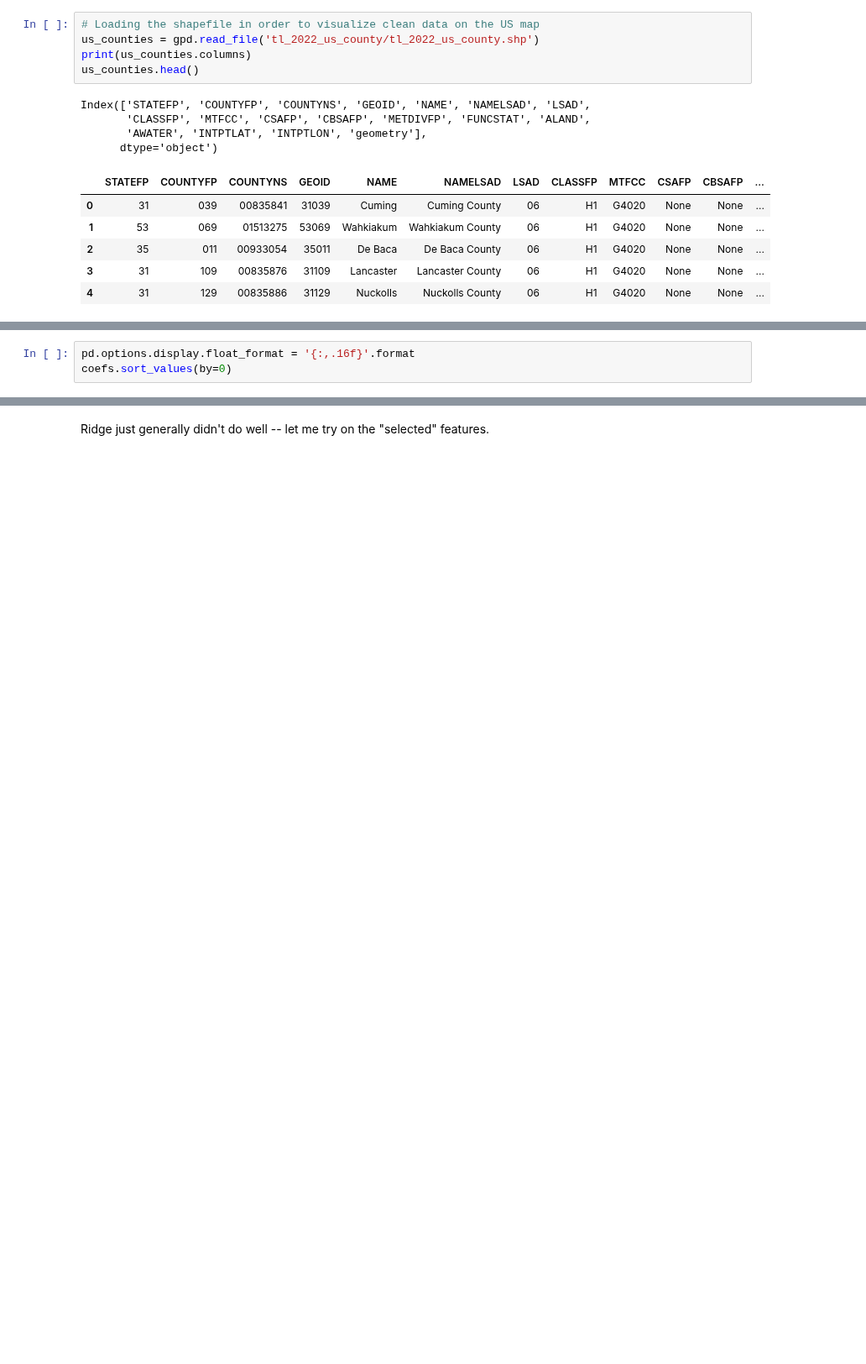
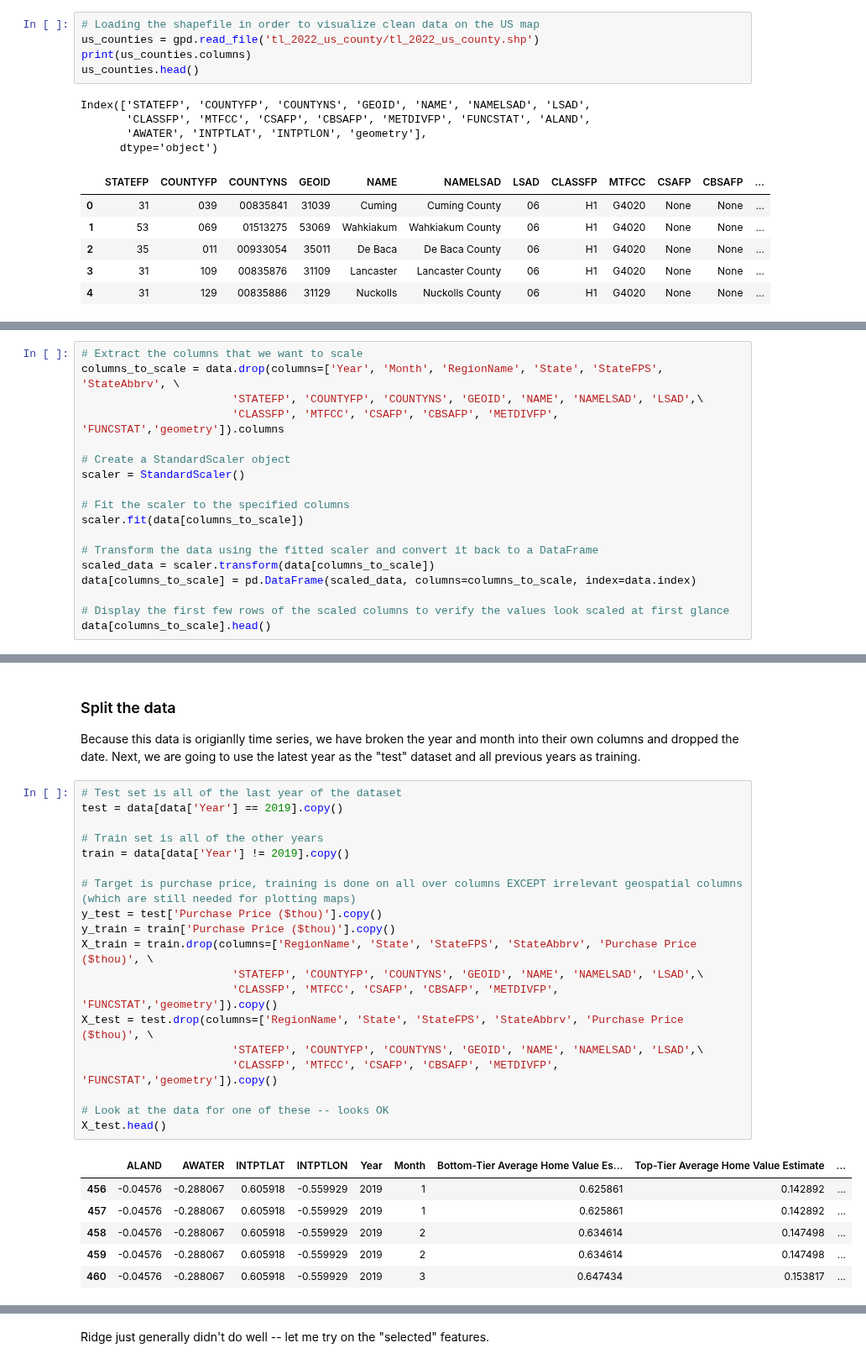
Before and after one commit to MLFP-90803-SP24-FinalProjects/Team17-FinalProject, a Jupyter notebook: Q1_Regression_Analysis.ipynb, the cells around one changed output, grey strips where cells are left out. Shown at 84% size. Drawn from its saved outputs; the diff is of its cells as text; blank space fills up the shorter version.

```diff
--- a/Q1_Regression_Analysis.ipynb
+++ b/Q1_Regression_Analysis.ipynb
@@ -260,3 +100,0 @@ mean_squared_error_test: 43.306
-# %%
-pd.options.display.float_format = '{:,.16f}'.format
-coefs.sort_values(by=0)
@@ -515,0 +149,18 @@ Test R2: -2.9663922378744303
+# %%
+# Extract the columns that we want to scale
+columns_to_scale = data.drop(columns=['Year', 'Month', 'RegionName', 'State', 'StateFPS', 'StateAbbrv', \
+                       'STATEFP', 'COUNTYFP', 'COUNTYNS', 'GEOID', 'NAME', 'NAMELSAD', 'LSAD',\
+                       'CLASSFP', 'MTFCC', 'CSAFP', 'CBSAFP', 'METDIVFP', 'FUNCSTAT','geometry']).columns
+
+# Create a StandardScaler object
+scaler = StandardScaler()
+
+# Fit the scaler to the specified columns
+scaler.fit(data[columns_to_scale])
+
+# Transform the data using the fitted scaler and convert it back to a DataFrame
+scaled_data = scaler.transform(data[columns_to_scale])
+data[columns_to_scale] = pd.DataFrame(scaled_data, columns=columns_to_scale, index=data.index)
+
+# Display the first few rows of the scaled columns to verify the values look scaled at first glance
+data[columns_to_scale].head()
@@ -515,0 +185,29 @@ Test R2: -2.9663922378744303
+# %% [markdown]
+### Split the data
+Because this data is origianlly time series, we have broken the year and month into their own columns and dropped the date. Next, we are going to use the latest year as the "test" dataset and all previous years as training.
+# %%
+# Test set is all of the last year of the dataset
+test = data[data['Year'] == 2019].copy()
+
+# Train set is all of the other years
+train = data[data['Year'] != 2019].copy()
+
+# Target is purchase price, training is done on all over columns EXCEPT irrelevant geospatial columns (which are still needed for plotting maps)
+y_test = test['Purchase Price ($thou)'].copy()
+y_train = train['Purchase Price ($thou)'].copy()
+X_train = train.drop(columns=['RegionName', 'State', 'StateFPS', 'StateAbbrv', 'Purchase Price ($thou)', \
+                       'STATEFP', 'COUNTYFP', 'COUNTYNS', 'GEOID', 'NAME', 'NAMELSAD', 'LSAD',\
+                       'CLASSFP', 'MTFCC', 'CSAFP', 'CBSAFP', 'METDIVFP', 'FUNCSTAT','geometry']).copy()
+X_test = test.drop(columns=['RegionName', 'State', 'StateFPS', 'StateAbbrv', 'Purchase Price ($thou)', \
+                       'STATEFP', 'COUNTYFP', 'COUNTYNS', 'GEOID', 'NAME', 'NAMELSAD', 'LSAD',\
+                       'CLASSFP', 'MTFCC', 'CSAFP', 'CBSAFP', 'METDIVFP', 'FUNCSTAT','geometry']).copy()
+
+# Look at the data for one of these -- looks OK
+X_test.head()
+# %% [output]
+|  | ALAND | AWATER | INTPTLAT | INTPTLON | Year | Month | Bottom-Tier Average Home Value Es... | Top-Tier Average Home Value Estimate | ... |
+| 456 | -0.04576 | -0.288067 | 0.605918 | -0.559929 | 2019 | 1 | 0.625861 | 0.142892 | ... |
+| 457 | -0.04576 | -0.288067 | 0.605918 | -0.559929 | 2019 | 1 | 0.625861 | 0.142892 | ... |
+| 458 | -0.04576 | -0.288067 | 0.605918 | -0.559929 | 2019 | 2 | 0.634614 | 0.147498 | ... |
+| 459 | -0.04576 | -0.288067 | 0.605918 | -0.559929 | 2019 | 2 | 0.634614 | 0.147498 | ... |
+| 460 | -0.04576 | -0.288067 | 0.605918 | -0.559929 | 2019 | 3 | 0.647434 | 0.153817 | ... |
```
Also changed, not shown: parts of 74 cells of this notebook.
